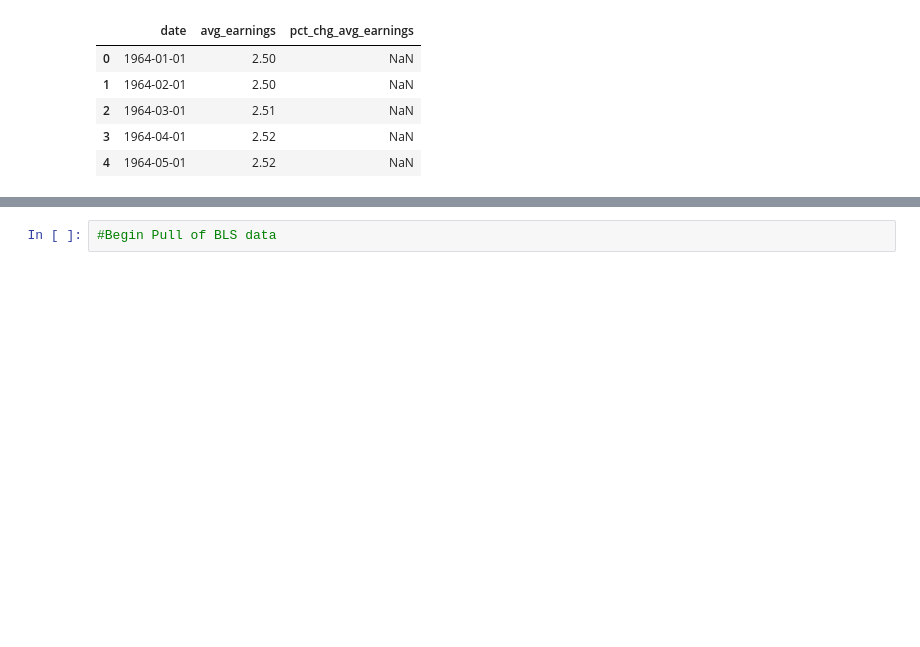
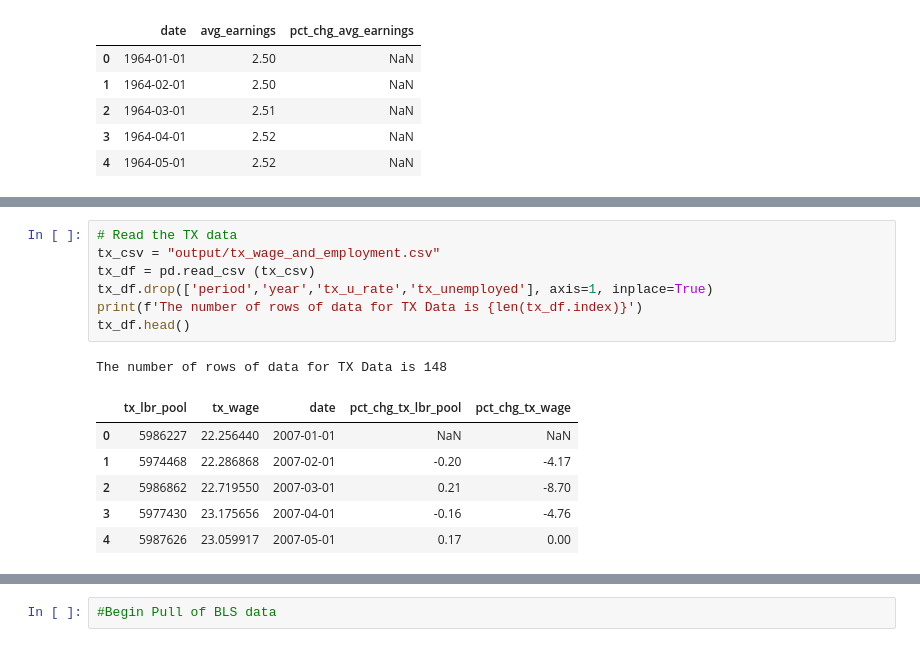
Before and after one commit to BradDaniels732/Group-Project-on-Economic-Data-Analysis, a Jupyter notebook: Read_and_Clean.ipynb, the cells around one changed output, grey strips where cells are left out. Saved outputs shown, nothing was run; the diff lists cells and outputs as text; blank space fills up the shorter version.

```diff
--- a/Read_and_Clean.ipynb
+++ b/Read_and_Clean.ipynb
@@ -219 +257,16 @@ The number of rows of data for the main dataframe is now 348
+# %%
+# Read the TX data
+tx_csv = "output/tx_wage_and_employment.csv"
+tx_df = pd.read_csv (tx_csv)
+tx_df.drop(['period','year','tx_u_rate','tx_unemployed'], axis=1, inplace=True)
+print(f'The number of rows of data for TX Data is {len(tx_df.index)}')
+tx_df.head()
+# %% [output]
+The number of rows of data for TX Data is 148
+|  | tx_lbr_pool | tx_wage | date | pct_chg_tx_lbr_pool | pct_chg_tx_wage |
+| 0 | 5986227 | 22.256440 | 2007-01-01 | NaN | NaN |
+| 1 | 5974468 | 22.286868 | 2007-02-01 | -0.20 | -4.17 |
+| 2 | 5986862 | 22.719550 | 2007-03-01 | 0.21 | -8.70 |
+| 3 | 5977430 | 23.175656 | 2007-04-01 | -0.16 | -4.76 |
+| 4 | 5987626 | 23.059917 | 2007-05-01 | 0.17 | 0.00 |
 # %%
```
Also changed, not shown: parts of 8 cells of this notebook, 3 other files.
